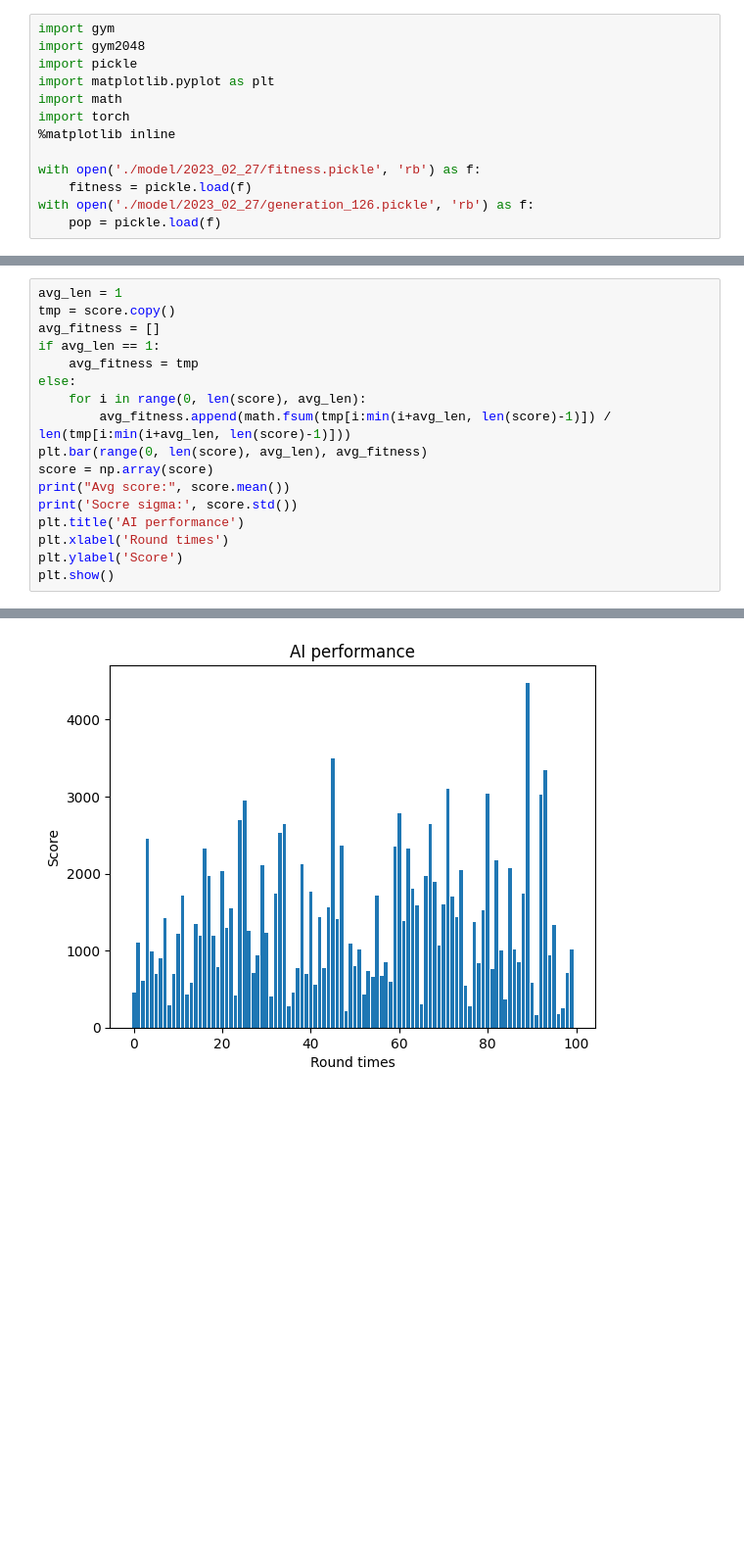
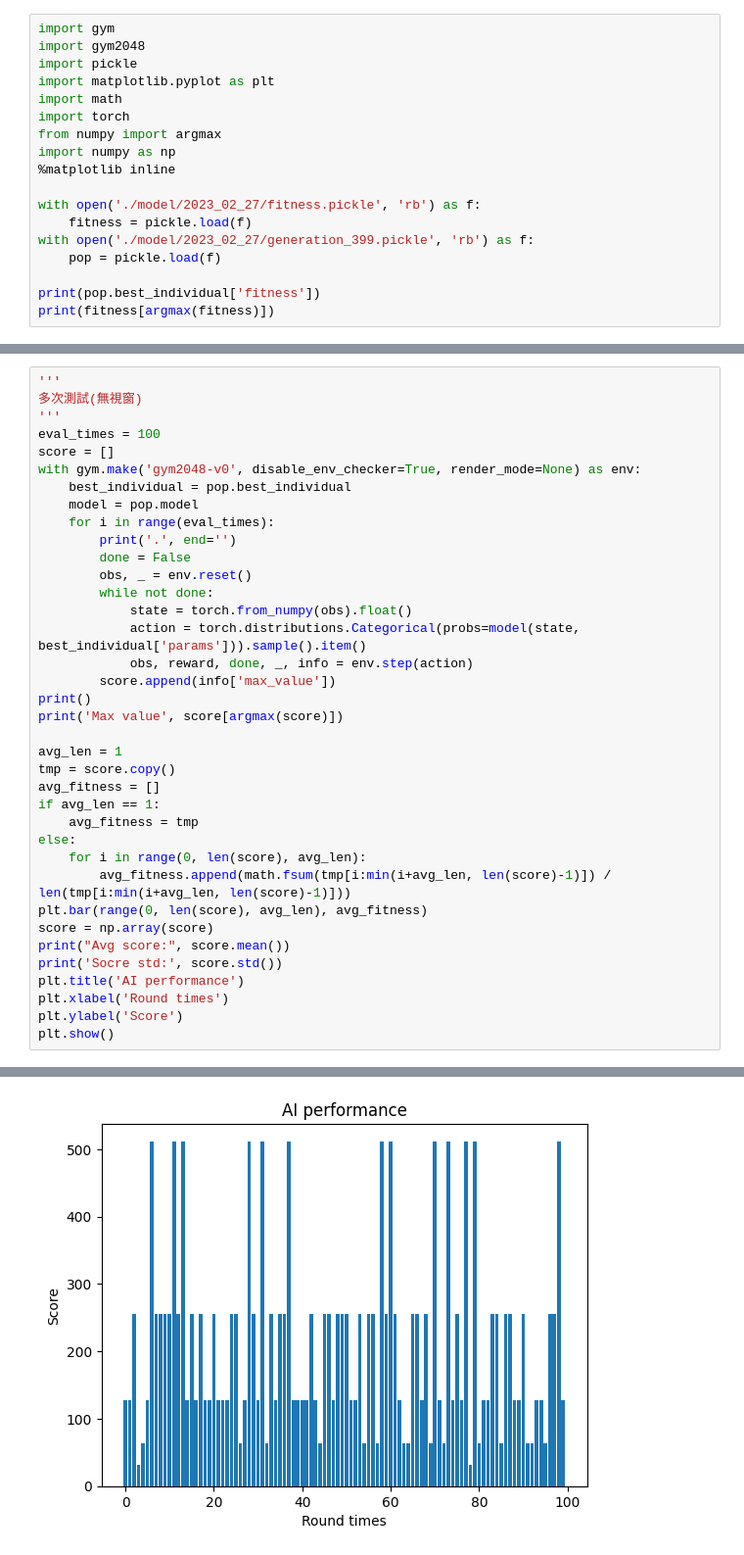
Before and after one commit to asadfgglie/Reinforcement-Learning-2048, a Jupyter notebook: play.ipynb, the cells around one changed output, grey strips where cells are left out. Shown at 98% size. Cells and saved outputs as stored; diff of their text form; blank space fills up the shorter version.

```diff
--- a/play.ipynb
+++ b/play.ipynb
@@ -5,9 +5,14 @@ import pickle
 import matplotlib.pyplot as plt
 import math
 import torch
+from numpy import argmax
+import numpy as np
 %matplotlib inline
 
 with open('./model/2023_02_27/fitness.pickle', 'rb') as f:
     fitness = pickle.load(f)
-with open('./model/2023_02_27/generation_126.pickle', 'rb') as f:
+with open('./model/2023_02_27/generation_399.pickle', 'rb') as f:
     pop = pickle.load(f)
+
+print(pop.best_individual['fitness'])
+print(fitness[argmax(fitness)])
@@ -75,4 +52,24 @@ print(score[argmax(score)])
 # %%
+'''
+多次測試(無視窗)
+'''
+eval_times = 100
+score = []
+with gym.make('gym2048-v0', disable_env_checker=True, render_mode=None) as env:
+    best_individual = pop.best_individual
+    model = pop.model
+    for i in range(eval_times):
+        print('.', end='')
+        done = False
+        obs, _ = env.reset()
+        while not done:
+            state = torch.from_numpy(obs).float()
+            action = torch.distributions.Categorical(probs=model(state, best_individual['params'])).sample().item()
+            obs, reward, done, _, info = env.step(action)
+        score.append(info['max_value'])
+print()
+print('Max value', score[argmax(score)])
+
 avg_len = 1
 tmp = score.copy()
 avg_fitness = []
@@ -84,7 +81,7 @@ else:
 plt.bar(range(0, len(score), avg_len), avg_fitness)
 score = np.array(score)
 print("Avg score:", score.mean())
-print('Socre sigma:', score.std())
+print('Socre std:', score.std())
 plt.title('AI performance')
 plt.xlabel('Round times')
 plt.ylabel('Score')
@@ -95 +94 @@ Socre sigma: 869.8643443664075
-[figure, old version]
+[figure, new version]
```
Also changed, not shown: parts of 16 cells of this notebook, 26 other files.
